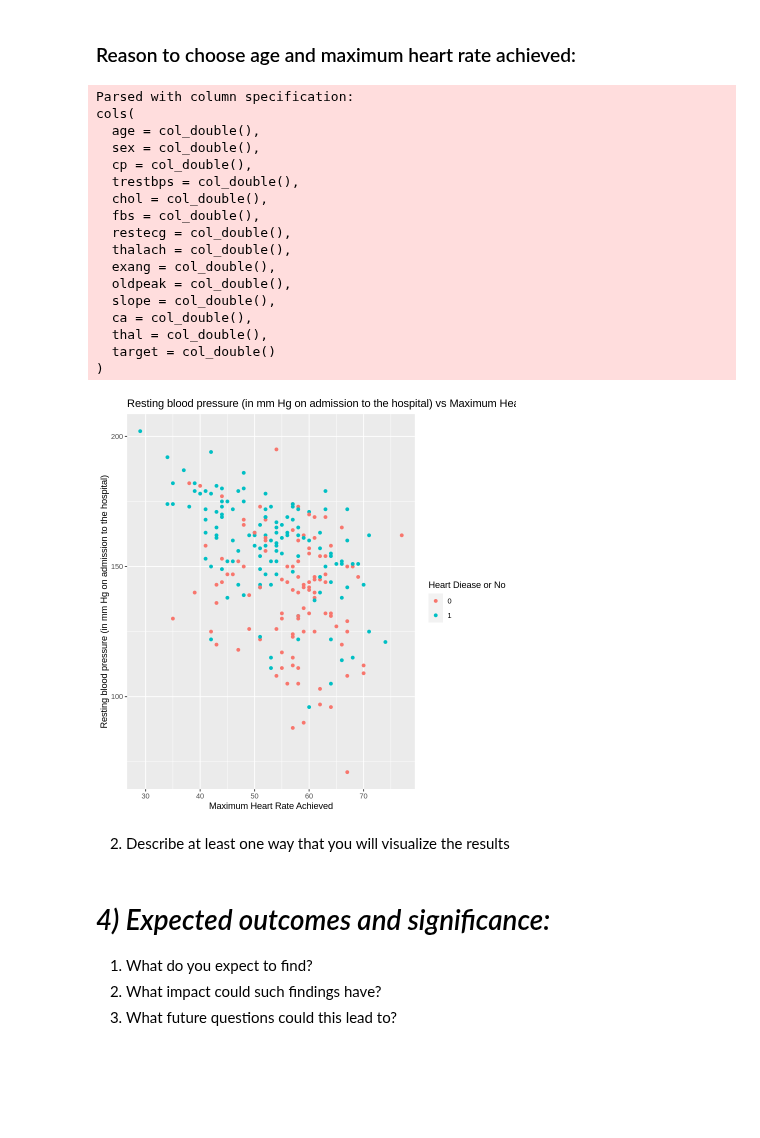
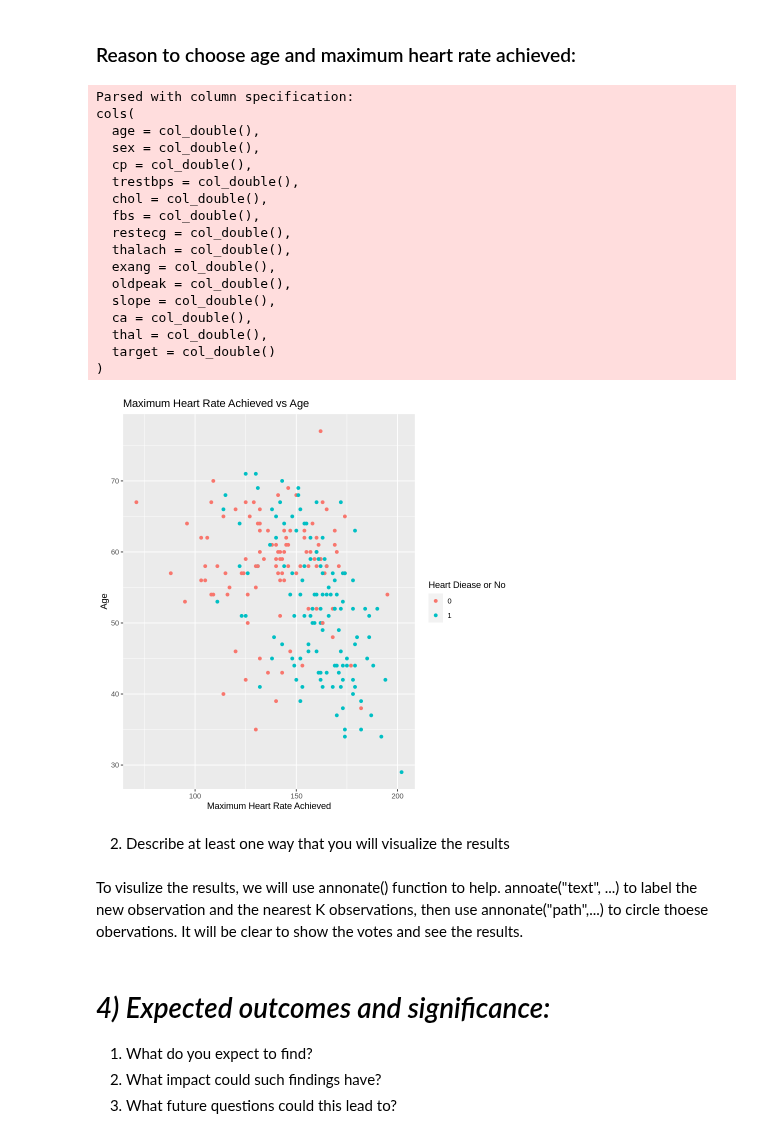
Before and after one commit to sadia-kd/DSCI-Project, a Jupyter notebook: Proposal.ipynb, the cells around one changed output. Saved outputs shown, nothing was run; the diff lists cells and outputs as text; code cells hidden in the pictures; blank space fills up the shorter version.

```diff
--- a/Proposal.ipynb
+++ b/Proposal.ipynb
@@ -164,45 +164,45 @@ heart_disease_plot
 # %% [markdown]
 ### Reason to choose age and maximum heart rate achieved:
 # %%
-# TBD
-
 data <- read_csv("heart.csv") %>%
     mutate(target = as_factor(target))
 
 unique_data <- unique(data)
 
 data_split <- initial_split(unique_data, prop = 0.75, strata = target)
 data_train <- training(data_split)
 data_test <- testing(data_split)
 
 heart_disease_var_check <- data_train %>%
-    ggplot(aes(x = age, y=thalach, color = target)) +
+    ggplot(aes(x = thalach, y=age, color = target)) +
     geom_point() +
-    labs(x = "Maximum Heart Rate Achieved", y = "Resting blood pressure (in mm Hg on admission to the hospital)", color = "Heart Diease or No") +
-    ggtitle("Resting blood pressure (in mm Hg on admission to the hospital) vs Maximum Heart Rate Achieved")
+    labs(x = "Maximum Heart Rate Achieved", y = "Age", color = "Heart Diease or No") +
+    ggtitle("Maximum Heart Rate Achieved vs Age")
 
 heart_disease_var_check
 # %% [output]
 Parsed with column specification:
 cols(
   age = col_double(),
   sex = col_double(),
   cp = col_double(),
   trestbps = col_double(),
   chol = col_double(),
   fbs = col_double(),
   restecg = col_double(),
   thalach = col_double(),
   exang = col_double(),
   oldpeak = col_double(),
   slope = col_double(),
   ca = col_double(),
   thal = col_double(),
   target = col_double()
 )
-[figure, old version]
+[figure, new version]
 # %% [markdown]
 2. Describe at least one way that you will visualize the results
+# %% [markdown]
+To visulize the results, we will use annonate() function to help. annoate("text", ...) to label the new observation and the nearest K observations, then use annonate("path",...) to circle thoese obervations. It will be clear to show the votes and see the results.
 # %% [markdown]
 # _4) Expected outcomes and significance:_
 
```
Also changed, not shown: parts of 1 cell of this notebook.
